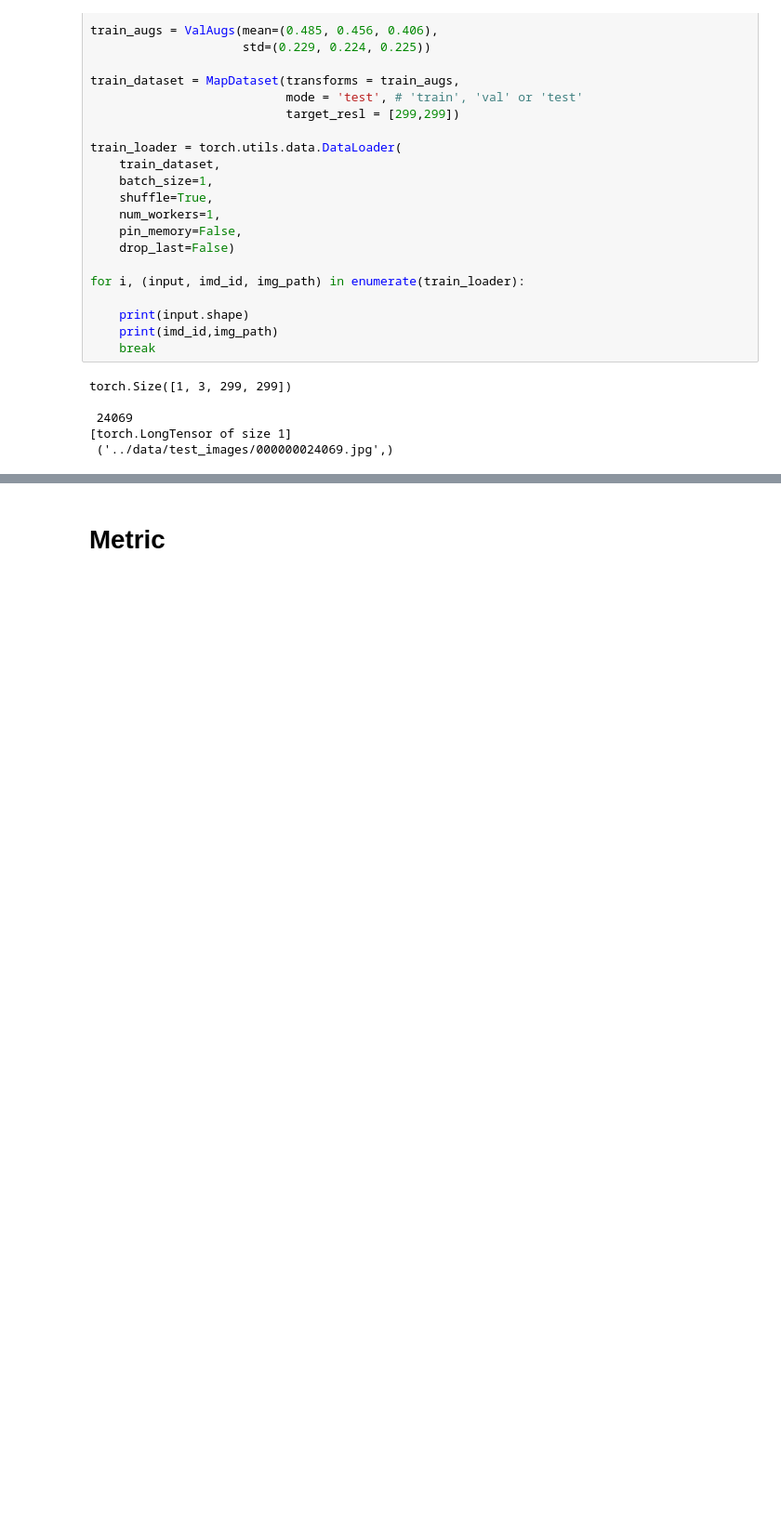
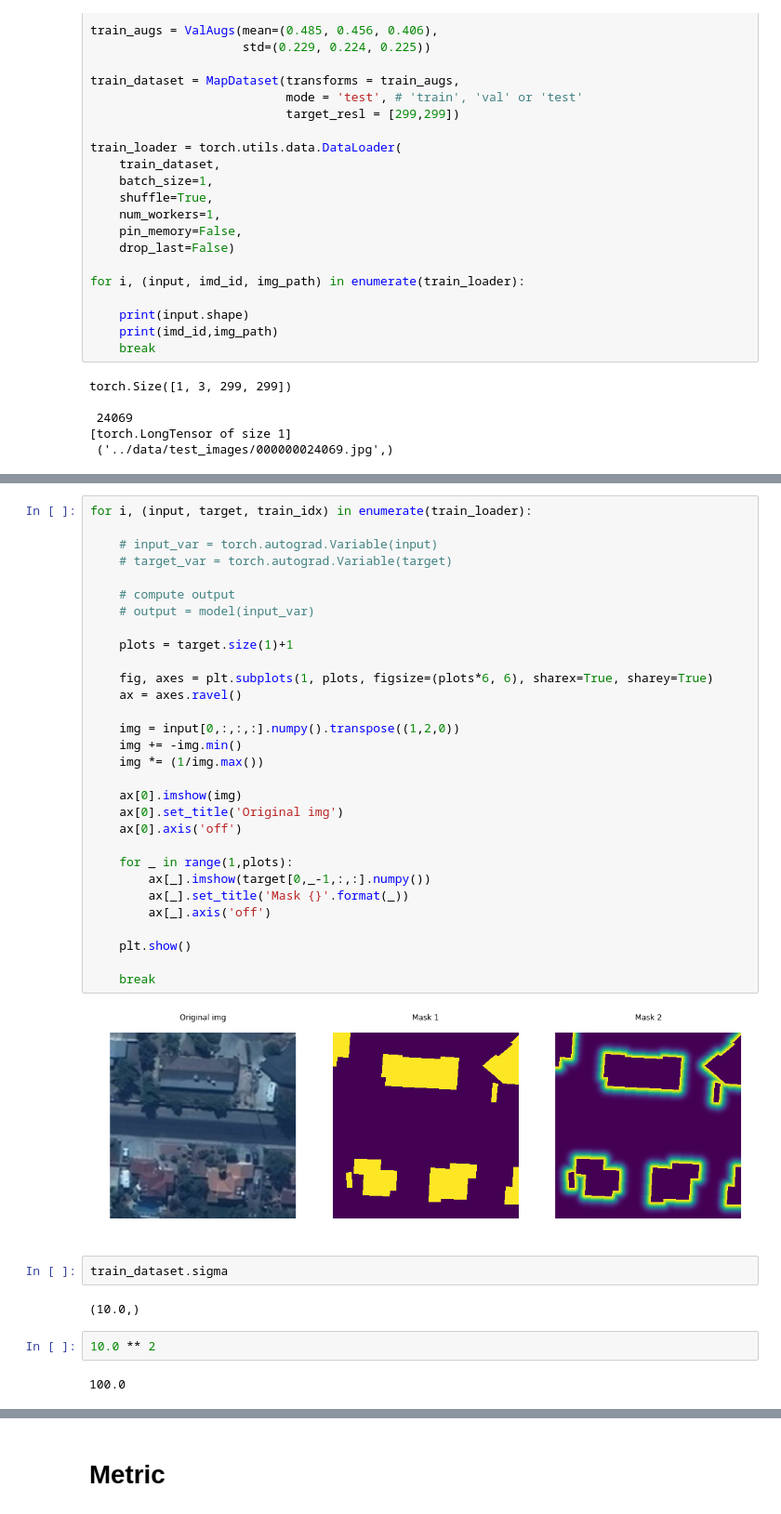
Before and after one commit to reynierhdez/crowdai-maps-2018, a Jupyter notebook: src/main.ipynb, the cells around one changed output, grey strips where cells are left out. Shown at 93% size. Saved outputs shown, nothing was run; the diff lists cells and outputs as text; blank space fills up the shorter version.

```diff
--- a/src/main.ipynb
+++ b/src/main.ipynb
@@ -1009,0 +1404,40 @@ torch.Size([1, 3, 299, 299])
+# %%
+for i, (input, target, train_idx) in enumerate(train_loader):
+
+    # input_var = torch.autograd.Variable(input)
+    # target_var = torch.autograd.Variable(target)
+
+    # compute output
+    # output = model(input_var)
+
+    plots = target.size(1)+1
+
+    fig, axes = plt.subplots(1, plots, figsize=(plots*6, 6), sharex=True, sharey=True)
+    ax = axes.ravel()
+
+    img = input[0,:,:,:].numpy().transpose((1,2,0))
+    img += -img.min()
+    img *= (1/img.max())
+
+    ax[0].imshow(img)
+    ax[0].set_title('Original img')
+    ax[0].axis('off')
+
+    for _ in range(1,plots):
+        ax[_].imshow(target[0,_-1,:,:].numpy())
+        ax[_].set_title('Mask {}'.format(_))
+        ax[_].axis('off')
+
+    plt.show()
+
+    break
+# %% [output]
+[figure, added]
+# %%
+train_dataset.sigma
+# %% [output]
+(10.0,)
+# %%
+10.0 ** 2
+# %% [output]
+100.0
```
Also changed, not shown: parts of 13 cells of this notebook, 3 other files.
